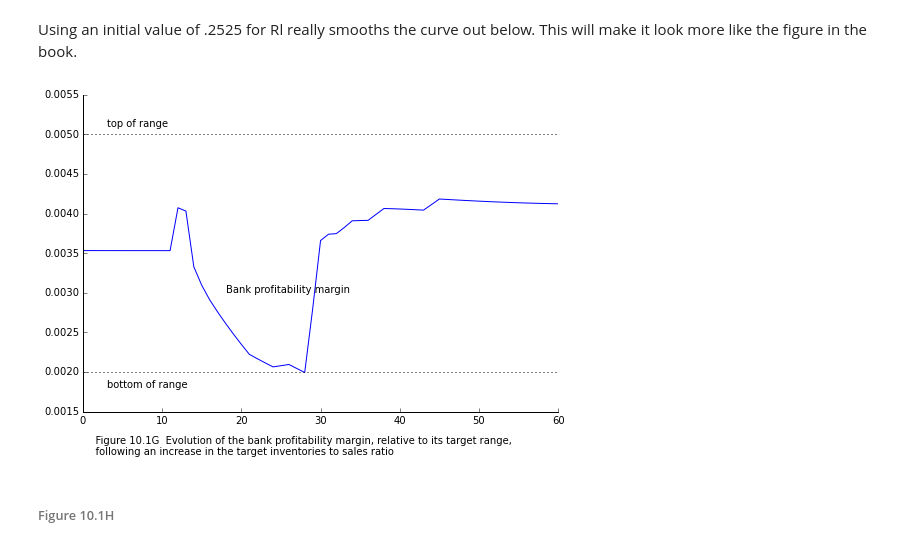
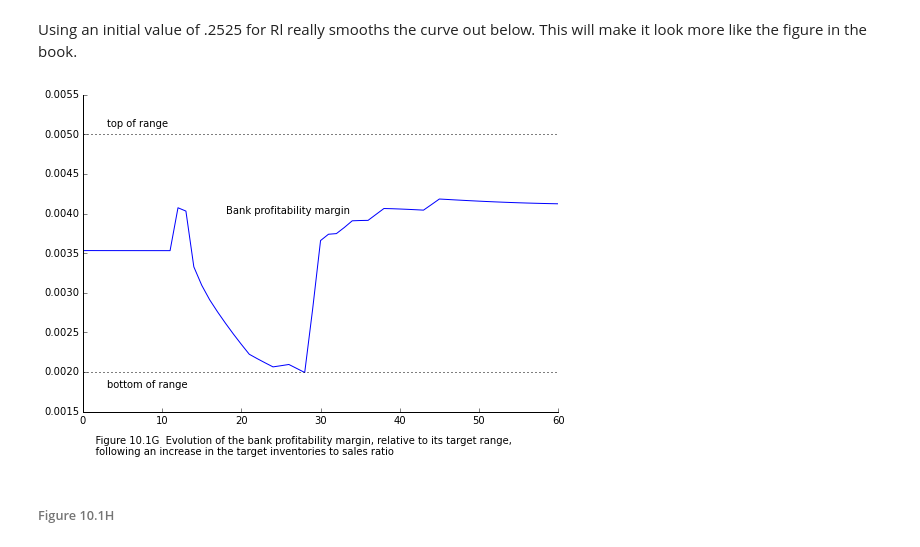
Before and after one commit to kennt/monetary-economics, a Jupyter notebook: Chapter 10 Model INSOUT.ipynb, the cells around one changed output. Drawn from its saved outputs; the diff is of its cells as text; code cells hidden in the pictures.

```diff
--- a/Chapter 10 Model INSOUT.ipynb
+++ b/Chapter 10 Model INSOUT.ipynb
@@ -644,29 +644,29 @@ it look more like the figure in the book.
 # %%
 caption = '''
     Figure 10.1G  Evolution of the bank profitability margin, relative to its target range,
     following an increase in the target inventories to sales ratio'''
 topdata = [s['toppm'] for s in sigma0.solutions[5:]]
 bpmdata = [s['BPM'] for s in sigma0.solutions[5:]]
 botdata = [s['botpm'] for s in sigma0.solutions[5:]]
 
 fig = plt.figure()
 axes = fig.add_axes([0.1, 0.1, 1.1, 1.1])
 axes.tick_params(top='off', right='off')
 axes.spines['top'].set_visible(False)
 axes.spines['right'].set_visible(False)
 axes.set_ylim(0.0015, .0055)
 
 axes.plot(topdata, linestyle=':', color='k')
 axes.plot(bpmdata, linestyle='-', color='b')
 axes.plot(botdata, linestyle=':', color='k')
 
 # add labels
-plt.text(18, 0.003, 'Bank profitability margin')
+plt.text(18, 0.004, 'Bank profitability margin')
 plt.text(3, 0.0051, 'top of range')
 plt.text(3, 0.0018, 'bottom of range')
 fig.text(0.1, -.05, caption);
 # %% [output]
-[figure, old version]
+[figure, new version]
 # %% [markdown]
 ###### Figure 10.1H
 # %%
```
Also changed, not shown: parts of 5 cells of this notebook, 2 other files.
